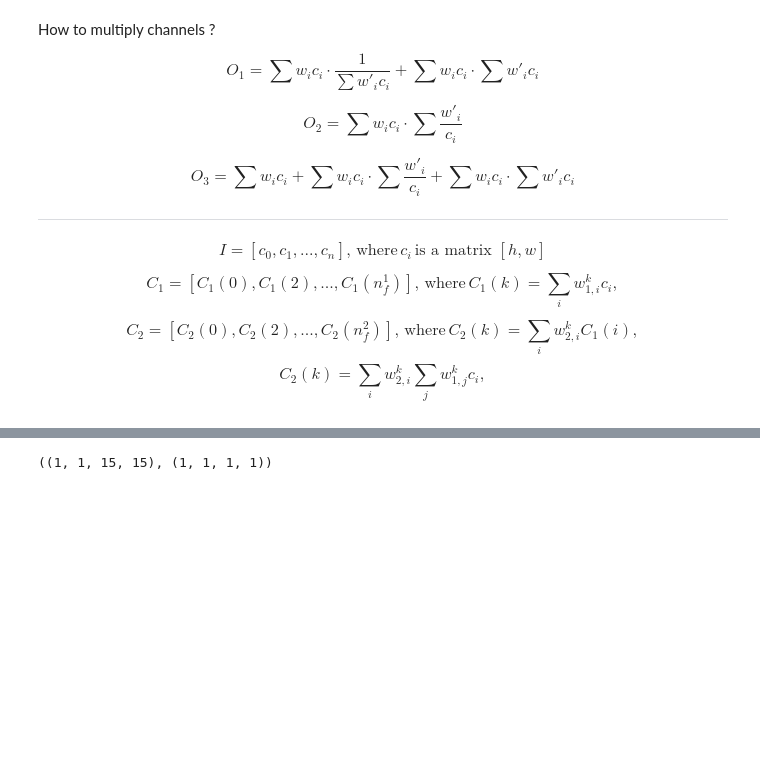
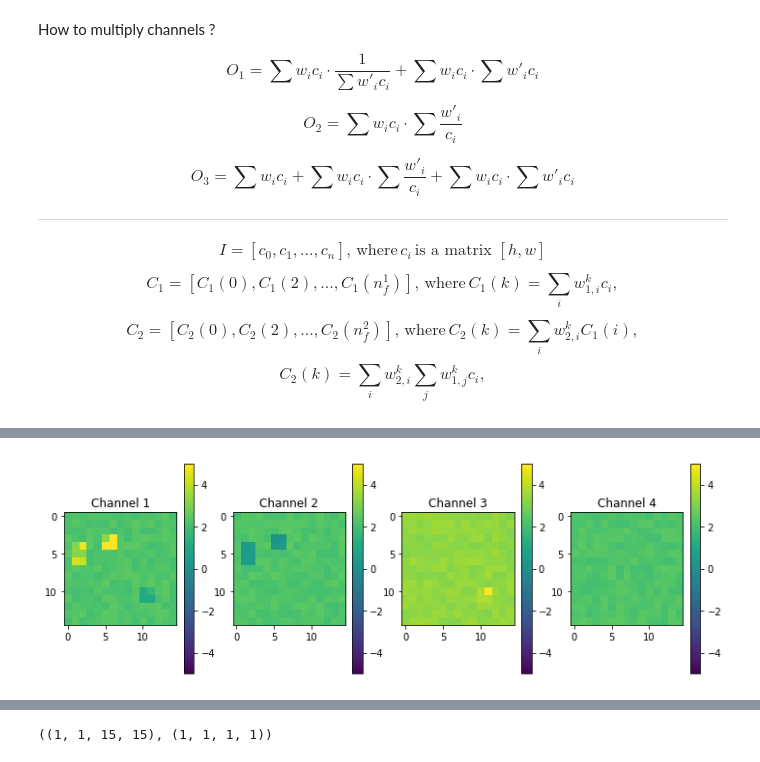
Before and after one commit to vfdev-5/DSTL_FD, a Jupyter notebook: examples/nn_tests.ipynb, the cells around one changed output, grey strips where cells are left out. Cells and saved outputs as stored; diff of their text form; code cells hidden in the pictures; blank space fills up the shorter version.

Commit message:
* [WIP] Mix channels

```diff
--- a/examples/nn_tests.ipynb
+++ b/examples/nn_tests.ipynb
@@ -231,23 +235,33 @@ ________________________________________________________________________________
 # %%
 model.compile(optimizer=Adam(lr=0.01), loss='binary_crossentropy', metrics=['recall', 'precision', 'accuracy'])
 # %%
-# batch_size = 5
-# inputs = np.zeros((batch_size, n_channels, input_height, input_width), dtype=np.float)
-# for j in range(batch_size):
-#     for i in range(1, inputs.shape[1]):
-#         inputs[j,i,:,:] = i + j*i - j
-# inputs[:,:,20:40,20:40] = 0
-
 inputs = np.random.rand(1,4,input_height, input_width) * 0.5 + 2.0
 
-inputs[0,0,3:5,5:7] = 3*np.arange(1,5).reshape((2,2))
-inputs[0,0,4:7,1:3] = 5*np.array([1,1.5,1,1,1.4,1.3]).reshape((3,2))
+# Object detectable as ratio 1/2
+inputs[0,0,3:5,5:7] = 3.3*np.arange(1,5).reshape((2,2))
+inputs[0,0,4:7,1:3] = 3.2*np.array([1,1.5,1,1,1.4,1.3]).reshape((3,2))
 
 inputs[0,1,3:5,5:7] = 0.1 * np.arange(1,5).reshape((2,2))
 inputs[0,1,4:7,1:3] = 0.4 * np.array([1,1.5,1,1,1.4,1.3]).reshape((3,2))
 
-inputs[0,2,3:5,5:7] = np.random.rand(2, 2) * 0.02 + 1.98
-inputs[0,2,4:7,1:3] = np.random.rand(3, 2) * 0.02 + 1.98
+
+
+# Object detectable as ratio 3/1
+inputs[0,0,10:12,10:12] = 1.1*np.array([1,1.5,1,1]).reshape((2,2))
+inputs[0,2,10:12,10:12] = 2.7*np.array([1,1.5,1,1]).reshape((2,2))
+inputs[0,2,:,:] += 1.1
+
+#inputs[0,2,3:5,5:7] = np.random.rand(2, 2) * 0.02 + 1.98
+#inputs[0,2,4:7,1:3] = np.random.rand(3, 2) * 0.02 + 1.98
+# %%
+plt.figure(figsize=(12,4))
+for i in range(inputs.shape[1]):
+    plt.subplot(1,4,i+1)
+    plt.imshow(inputs[0,i,:,:], interpolation='none', clim=[-5, 5])
+    plt.colorbar()
+    plt.title("Channel %s" % str(i+1))
+# %% [output]
+[figure, added]
 # %%
 # x = inputs.astype(np.float)
 # # for i in range(x.shape[1]):
```
Also changed, not shown: parts of 16 cells of this notebook, 8 other files.
